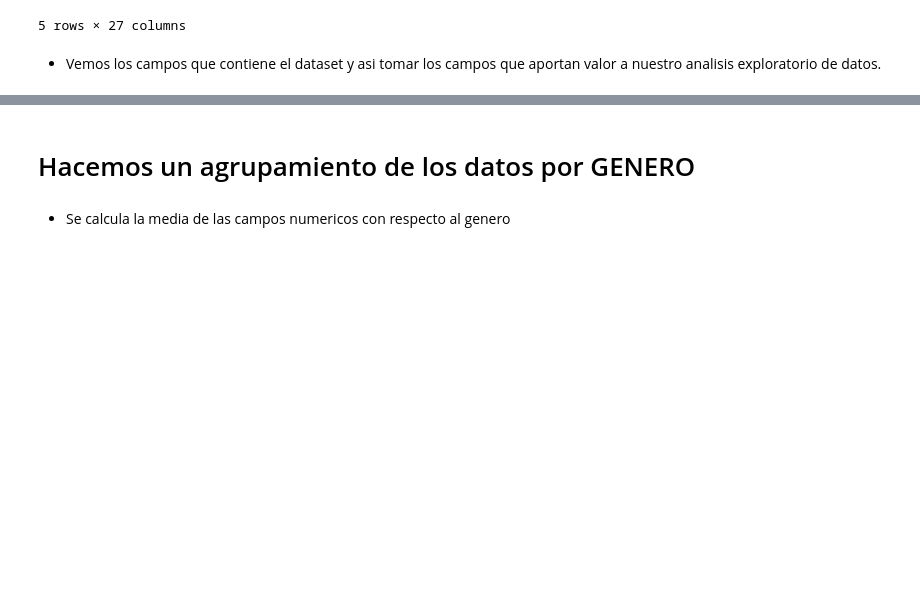
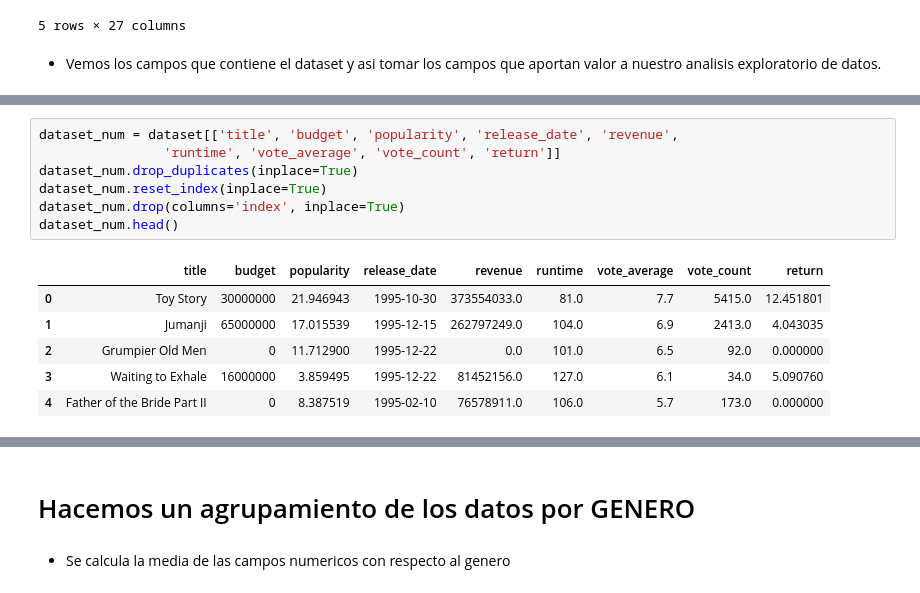
Before and after one commit to danser996/PI_DS, a Jupyter notebook: code/EDA.ipynb, the cells around one changed output, grey strips where cells are left out. Drawn from its saved outputs; the diff is of its cells as text; blank space fills up the shorter version.

```diff
--- a/code/EDA.ipynb
+++ b/code/EDA.ipynb
@@ -86,3 +95,17 @@ dataset.head()
 | 2 | 30000000 | 21.946943 | 1995-10-30 | 373554033.0 | 81.0 | Toy Story | 7.7 | 5415.0 | 12.451801 | ... |
 | 3 | 30000000 | 21.946943 | 1995-10-30 | 373554033.0 | 81.0 | Toy Story | 7.7 | 5415.0 | 12.451801 | ... |
 | 4 | 30000000 | 21.946943 | 1995-10-30 | 373554033.0 | 81.0 | Toy Story | 7.7 | 5415.0 | 12.451801 | ... |
+# %%
+dataset_num = dataset[['title', 'budget', 'popularity', 'release_date', 'revenue',
+                'runtime', 'vote_average', 'vote_count', 'return']]
+dataset_num.drop_duplicates(inplace=True)
+dataset_num.reset_index(inplace=True)
+dataset_num.drop(columns='index', inplace=True)
+dataset_num.head()
+# %% [output]
+|  | title | budget | popularity | release_date | revenue | runtime | vote_average | vote_count | return |
+| 0 | Toy Story | 30000000 | 21.946943 | 1995-10-30 | 373554033.0 | 81.0 | 7.7 | 5415.0 | 12.451801 |
+| 1 | Jumanji | 65000000 | 17.015539 | 1995-12-15 | 262797249.0 | 104.0 | 6.9 | 2413.0 | 4.043035 |
+| 2 | Grumpier Old Men | 0 | 11.712900 | 1995-12-22 | 0.0 | 101.0 | 6.5 | 92.0 | 0.000000 |
+| 3 | Waiting to Exhale | 16000000 | 3.859495 | 1995-12-22 | 81452156.0 | 127.0 | 6.1 | 34.0 | 5.090760 |
+| 4 | Father of the Bride Part II | 0 | 8.387519 | 1995-02-10 | 76578911.0 | 106.0 | 5.7 | 173.0 | 0.000000 |
```
Also changed, not shown: parts of 15 cells of this notebook, 2 other files.
